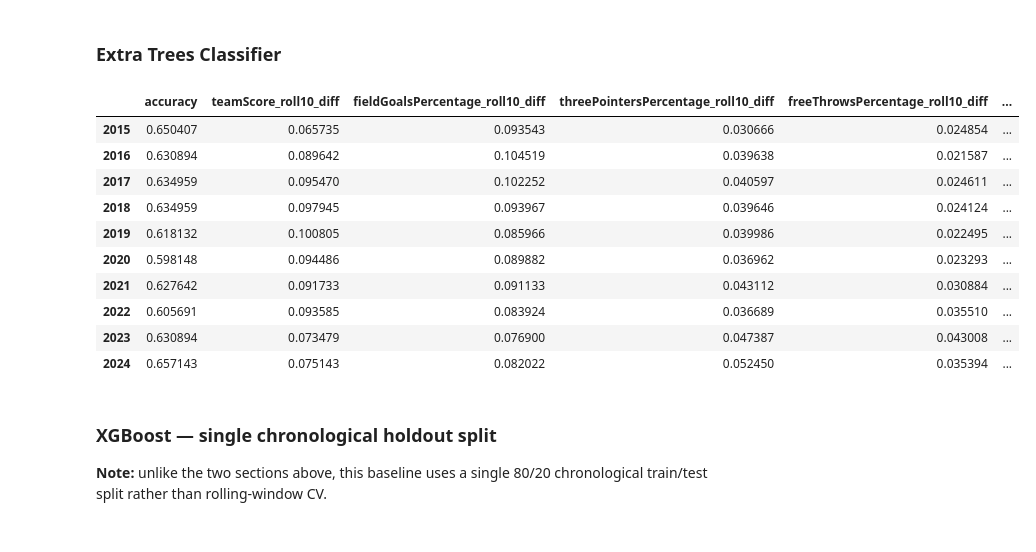
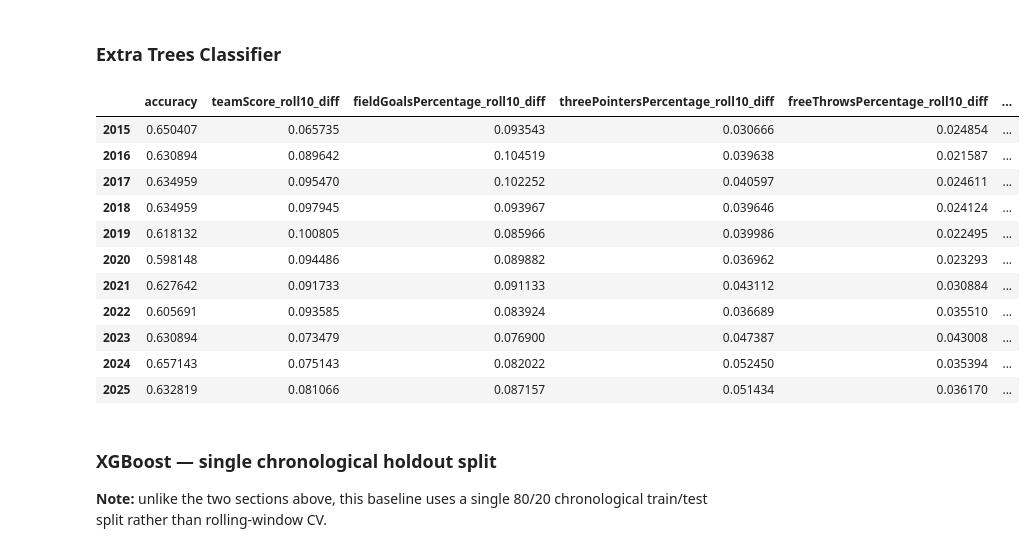
Before and after one commit to Erdos-Projects/summer26-nba-head-to-head-probability, a Jupyter notebook: models/baselines_rf_et_xgb.ipynb, the cells around one changed output. Cells and saved outputs as stored; diff of their text form; code cells hidden in the pictures.

```diff
--- a/models/baselines_rf_et_xgb.ipynb
+++ b/models/baselines_rf_et_xgb.ipynb
@@ -57,9 +57,12 @@ for year in range(2015, 2026):
 
     home_win_pct.append({
         'Season': year,
-        'Home Win': matchups[matchups['season'] == year]['win'].mean()})
+        'Accuracy': matchups[matchups['season'] == year]['win'].mean()})
 
 home_win_pct_df = pd.DataFrame(home_win_pct)
 
+# Save this baseline's per-season accuracy under its own name for the final summary table
+home_team_win_acc = home_win_pct_df.set_index('Season')['Accuracy'].rename('home_team_win')
+
 home_win_pct_df.round(4)
 # %% [output]
@@ -142,18 +145,22 @@ print(f"Accuracy: {accuracy_score(matchups['win'], matchups['pred_win']):.4f}")
 Accuracy: 0.6202
 # %%
 # Per-season accuracy breakdown for this baseline
-results = []
+better_last10 = []
 
 for year in range(2015, 2026):
     y_true = matchups[matchups['season'] == year]['win']
     y_pred = matchups[matchups['season'] == year]['pred_win']
-    results.append({
+    better_last10.append({
         'Season': year,
         'Accuracy': accuracy_score(y_true=y_true, y_pred=y_pred)})
 
-results_df = pd.DataFrame(results)
+better_last10_df = pd.DataFrame(better_last10)
 
-results_df.round(4)
+# Save this baseline's per-season accuracy under its own name (better_last10_df gets reused
+# by the Random Forest section below, so capture what we need from it now)
+better_last10_acc = better_last10_df.set_index('Season')['Accuracy'].rename('better_last10_win')
+
+better_last10_df.round(4)
 # %% [output]
 |  | Season | Accuracy |
 | 0 | 2015 | 0.6375 |
@@ -298,13 +305,13 @@ dtype('int64')
 # %% [markdown]
 ### Random Forest
 # %%
-# Walk-forward validation: for each season i in 2015-2024, train on the
-# trailing 5 seasons (i-5 .. i-1) and validate on season i itself.
+# Walk-forward validation: for each season i in 2015-2025, train on the
+# previous 5 seasons (i-5 .. i-1) and validate on season i itself.
 # This avoids lookahead bias (no future data used to predict the past).
 feature_importance = []
-model_accuracy = {}
+model_accuracy_rf = {}
 
-for i in range(2015, 2025):
+for i in range(2015, 2026):
     matchups_tt = matchups[matchups["season"].isin(range(i - 5, i))]
     matchups_val = matchups[matchups["season"] == i]
     X_tt = matchups_tt[features_diff]
@@ -323,7 +330,7 @@ for i in range(2015, 2025):
     rf.fit(X_tt, y_tt)
     feature_importance.append(rf.feature_importances_)
     y_pred = rf.predict(X_val)
-    model_accuracy[i] = accuracy_score(y_val, y_pred)
+    model_accuracy_rf[i] = accuracy_score(y_val, y_pred)
 # %%
 # Combine per-season validation accuracy with per-feature importances
 # into a single season-by-season summary table.
@@ -361,10 +372,12 @@ results_df
 # %%
 # Same walk-forward CV loop as Random Forest, using ExtraTreesClassifier
 # (no bootstrap sampling, more randomized splits).
+# NOTE: range extended from (2015, 2025) to (2015, 2026) so 2025 is included,
+# matching the baselines' 2015-2025 coverage.
 feature_importance_et = []
 model_accuracy_et = {}
 
-for i in range(2015, 2025):
+for i in range(2015, 2026):
     matchups_tt = matchups[matchups["season"].isin(range(i - 5, i))]
     matchups_val = matchups[matchups["season"] == i]
     X_tt = matchups_tt[features_diff]
@@ -386,34 +399,38 @@ for i in range(2015, 2025):
 # %%
 # Combine per-season validation accuracy with per-feature importances,
 # then display the Extra Trees results.
 feature_importance_et_df = pd.DataFrame(
     feature_importance_et,
-    index=range(2015, 2025),
+    index=range(2015, 2026),
     columns=features_diff
 )
 feature_importance_et_df.index.name = "season"
 
 model_accuracy_et_df = pd.DataFrame.from_dict(
     model_accuracy_et, orient="index", columns=["accuracy"]
 )
 model_accuracy_et_df.index.name = "season"
 
 results_et = model_accuracy_et_df.join(feature_importance_et_df)
 results_et.index.name = None
 
+# Save this model's per-season accuracy under its own name for the final summary table
+et_rolling10_acc = results_et['accuracy'].rename('ExtraTree_rolling10')
+
 results_et
 # %% [output]
 |  | accuracy | teamScore_roll10_diff | fieldGoalsPercentage_roll10_diff | threePointersPercentage_roll10_diff | freeThrowsPercentage_roll10_diff | ... |
 | 2015 | 0.650407 | 0.065735 | 0.093543 | 0.030666 | 0.024854 | ... |
 | 2016 | 0.630894 | 0.089642 | 0.104519 | 0.039638 | 0.021587 | ... |
 | 2017 | 0.634959 | 0.095470 | 0.102252 | 0.040597 | 0.024611 | ... |
 | 2018 | 0.634959 | 0.097945 | 0.093967 | 0.039646 | 0.024124 | ... |
 | 2019 | 0.618132 | 0.100805 | 0.085966 | 0.039986 | 0.022495 | ... |
 | 2020 | 0.598148 | 0.094486 | 0.089882 | 0.036962 | 0.023293 | ... |
 | 2021 | 0.627642 | 0.091733 | 0.091133 | 0.043112 | 0.030884 | ... |
 | 2022 | 0.605691 | 0.093585 | 0.083924 | 0.036689 | 0.035510 | ... |
 | 2023 | 0.630894 | 0.073479 | 0.076900 | 0.047387 | 0.043008 | ... |
 | 2024 | 0.657143 | 0.075143 | 0.082022 | 0.052450 | 0.035394 | ... |
+| 2025 | 0.632819 | 0.081066 | 0.087157 | 0.051434 | 0.036170 | ... |
 # %% [markdown]
 ### XGBoost — single chronological holdout split
 
```
Also changed, not shown: parts of 16 cells of this notebook, 12 other files.
